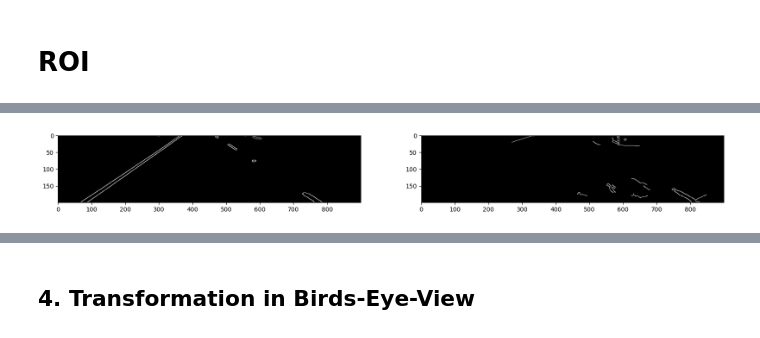
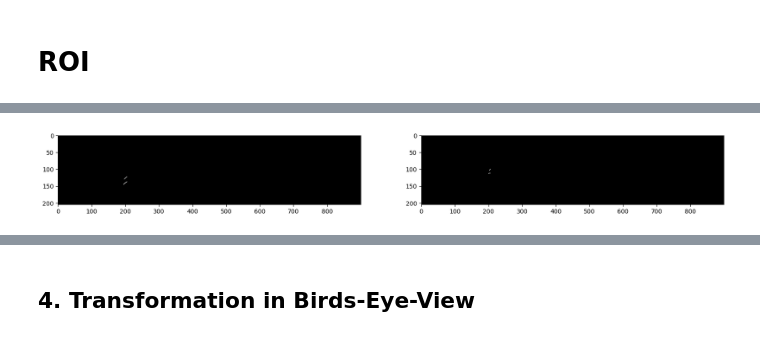
Before and after one commit to Ben-schlch/conventional_lane_detection, a Jupyter notebook: Projekt_Spurerkennung_v2.ipynb, the cells around one changed output, grey strips where cells are left out. Cells and saved outputs as stored; diff of their text form; code cells hidden in the pictures.

```diff
--- a/Projekt_Spurerkennung_v2.ipynb
+++ b/Projekt_Spurerkennung_v2.ipynb
@@ -24,7 +24,7 @@ plt.show()
 # %% [markdown]
 ## 1. Cut out
 # %%
-imgs_cut = [im[400: 600, 200: 1100] for im in imgs]
+imgs_cut = [im[395: 600, 200: 1100] for im in imgs]
 print(len(imgs_cut))
 print(imgs_cut[0].shape)
 img = imgs_cut[0]
@@ -111,15 +111,33 @@ plt.show()
 # %%
 print(img.shape)
 # 4 roi points in clockwise order starting from top left
-src = np.float32([[300, 0],  [0, 200], [900, 200] , [600, 0]])
-
+src = np.float32([[300, 50],  [25, 225], [850, 225] , [550, 10]])
+mid_roi = np.float32([[300, 125], [150, 225], [675, 225], [550, 125]])
+img_test = cv.imread("images/Udacity/image001.jpg", cv.IMREAD_COLOR)
+img_test = cv.cvtColor(img_test, cv.COLOR_BGR2RGB)
+img_test = calib.undistort(img_test)
+img_test = img_test[375: 600, 200: 1100]
 # function for roi with src
 def black_out_except_roi(img_for_cutting,roi):
+    middle_x = img_for_cutting.shape[1] / 2
+    middle_y = img_for_cutting.shape[0] / 2
+    triangle_top_l = (middle_y + 50, middle_x - img_for_cutting.shape[1] / 20)
+    triangle_top_r = (middle_y + 50, middle_x + img_for_cutting.shape[1] / 20)
+    triangle_left = (img_for_cutting.shape[0], img.shape[1] / 10)
+    triangle_right = (img_for_cutting.shape[0], img.shape[1] * 9 / 10)
+    vertices = np.array([[triangle_left, triangle_top_l, triangle_top_r, triangle_right]], dtype=np.int32)
     mask = np.zeros_like(img_for_cutting)
-    cv.fillPoly(mask, np.int32([roi]), (255, 255, 255))
+    cv.fillPoly(mask, vertices, (255, 255, 255))
+    # mask = np.zeros_like(img_for_cutting)
+    # cv.fillPoly(mask, np.int32([roi]), (255, 255, 255))
+    #cv.fillPoly(mask, np.int32([mid_roi]), (255, 255, 255))
     return cv.bitwise_and(img_for_cutting, mask)
 
+def black_out_region(img_for_cutting, region):
+    return cv.fillPoly(img_for_cutting, np.int32([region]), (0, 0, 0))
+#
 # cutting all images
 imgs_roi = [black_out_except_roi(im,src) for im in imgs_canny]
-img_roi = black_out_except_roi(img_canny,src)
+# imgs_roi = [black_out_region(im, mid_roi) for im in imgs_roi]
+img_roi = imgs_roi[2]
 # %% [output]
@@ -128,10 +145,10 @@ img_roi = black_out_except_roi(img_canny,src)
 # %%
 plt.figure(figsize=(20,10))
 # display two images in a subplot
 plt.subplot(1,2,1)
-plt.imshow(imgs_roi[0], cmap='gray')
+plt.imshow(img_roi, cmap='gray')
 plt.subplot(1,2,2)
-plt.imshow(imgs_roi[2], cmap='gray')
+plt.imshow(imgs_roi[6], cmap='gray')
 img = img_roi
 # %% [output]
-[figure, old version]
+[figure, new version]
```
Also changed, not shown: parts of 10 cells of this notebook, 3 other files.
